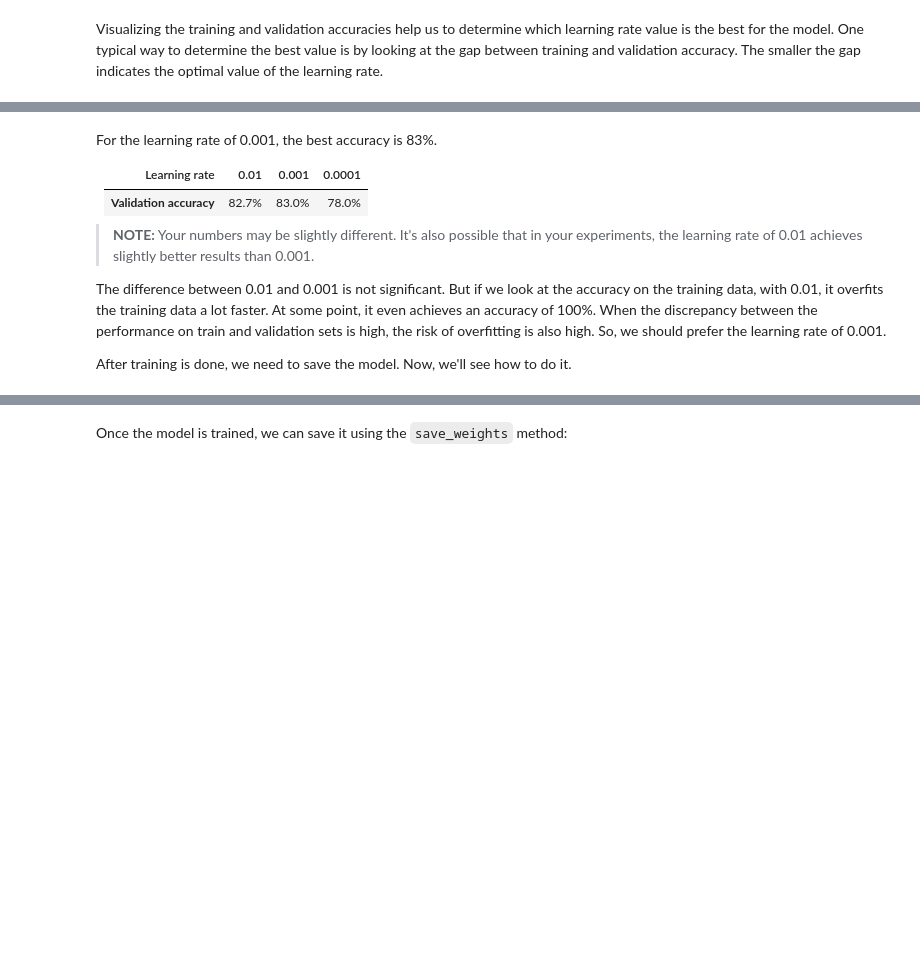
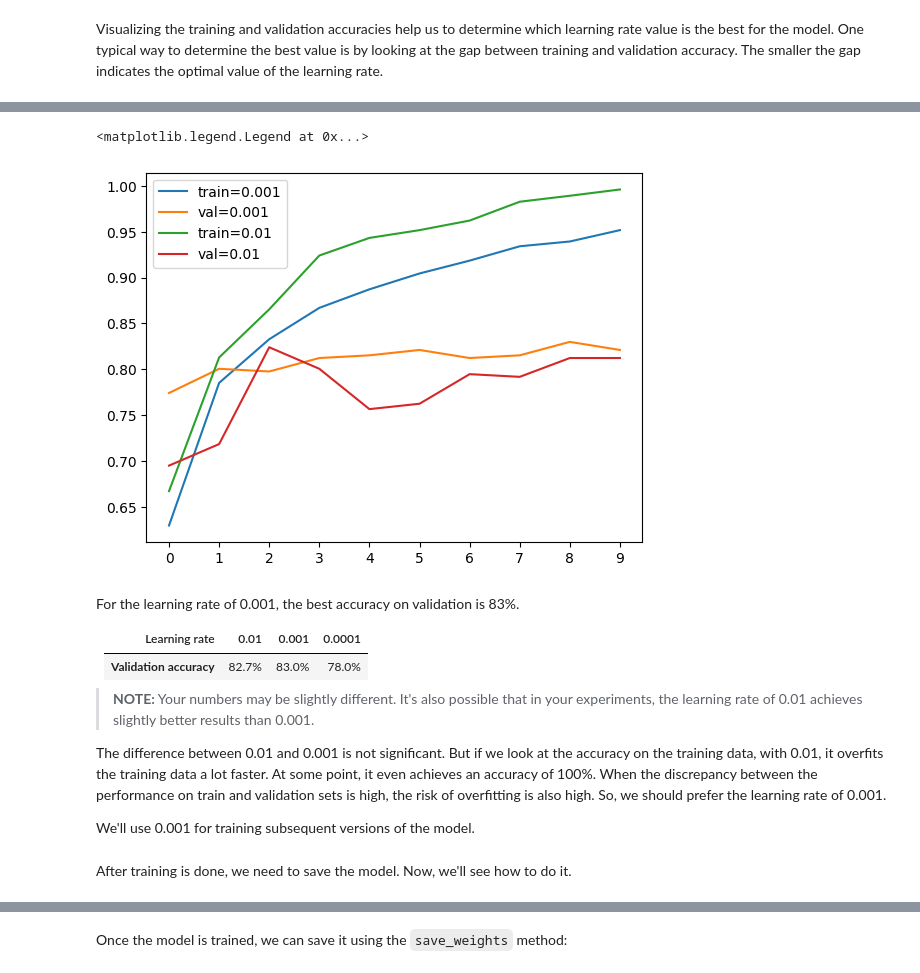
Before and after one commit to wanyingng/machine-learning-zoomcamp-2024, a Jupyter notebook: 08-deep-learning/08-fashion-neural-nets.ipynb, the cells around one changed output, grey strips where cells are left out. Saved outputs shown, nothing was run; the diff lists cells and outputs as text; code cells hidden in the pictures; blank space fills up the shorter version.

```diff
--- a/08-deep-learning/08-fashion-neural-nets.ipynb
+++ b/08-deep-learning/08-fashion-neural-nets.ipynb
@@ -1184,5 +1229,15 @@ plt.legend()
+# %%
+for lr, hist in scores.items():
+    plt.plot(hist['accuracy'], label=('train=%s' % lr))
+    plt.plot(hist['val_accuracy'], label=('val=%s' % lr))
+
+plt.xticks(np.arange(10))
+plt.legend()
+# %% [output]
+<matplotlib.legend.Legend at 0x...>
+[figure, added]
 # %% [markdown]
-For the learning rate of 0.001, the best accuracy is 83%.
+For the learning rate of 0.001, the best accuracy on validation is 83%.
 
 | Learning rate | 0.01 | 0.001 | 0.0001 |
 | :-: | :-: | :-: | :-: |
@@ -1192,9 +1247,11 @@ For the learning rate of 0.001, the best accuracy is 83%.
 
 The difference between 0.01 and 0.001 is not significant. But if we look at the accuracy on the training data, with 0.01, it overfits the training data a lot faster. At some point, it even achieves an accuracy of 100%. When the discrepancy between the performance on train and validation sets is high, the risk of overfitting is also high. So, we should prefer the learning rate of 0.001.
 
-After training is done, we need to save the model. Now, we'll see how to do it.
+We'll use 0.001 for training subsequent versions of the model.
 # %%
 learning_rate = 0.001
+# %% [markdown]
+After training is done, we need to save the model. Now, we'll see how to do it.
 # %% [markdown]
 ## 8.7 Checkpointing
 
```
Also changed, not shown: parts of 16 cells of this notebook.
